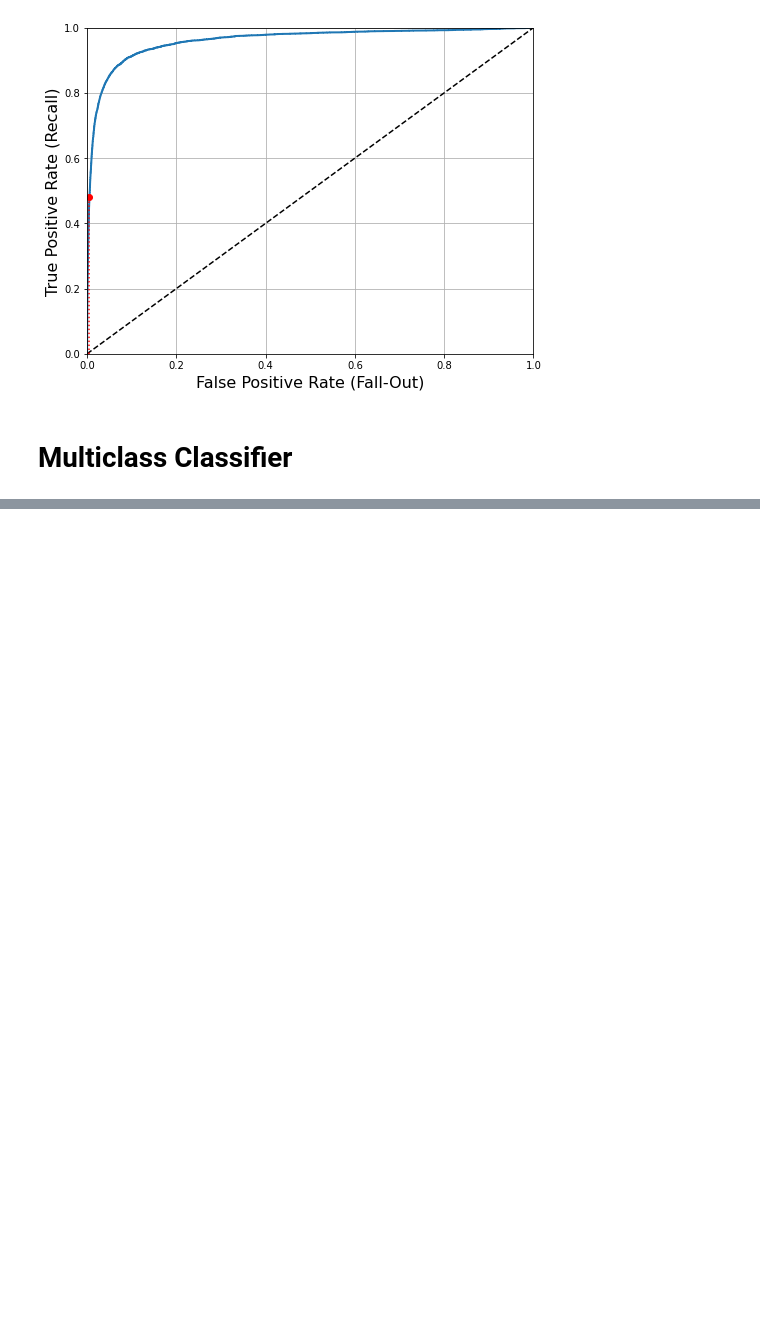
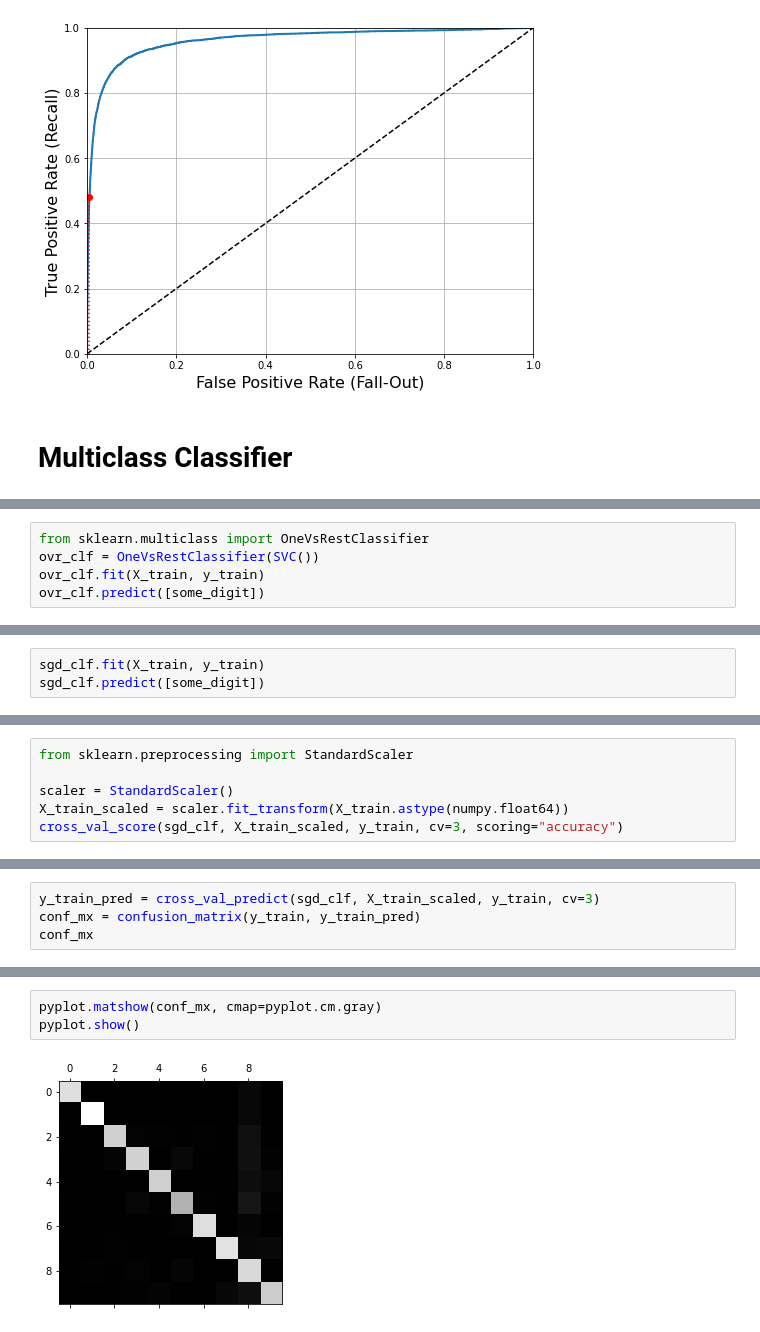
Before and after one commit to EunsangJeon/hands-on-ml, a Jupyter notebook: 03_classification.ipynb, the cells around one changed output, grey strips where cells are left out. Cells and saved outputs as stored; diff of their text form; blank space fills up the shorter version.

```diff
--- a/03_classification.ipynb
+++ b/03_classification.ipynb
@@ -188,0 +212,5 @@ pyplot.show()
+# %%
+from sklearn.multiclass import OneVsRestClassifier
+ovr_clf = OneVsRestClassifier(SVC())
+ovr_clf.fit(X_train, y_train)
+ovr_clf.predict([some_digit])
@@ -188,0 +225,3 @@ pyplot.show()
+# %%
+sgd_clf.fit(X_train, y_train)
+sgd_clf.predict([some_digit])
@@ -188,0 +241,6 @@ pyplot.show()
+# %%
+from sklearn.preprocessing import StandardScaler
+
+scaler = StandardScaler()
+X_train_scaled = scaler.fit_transform(X_train.astype(numpy.float64))
+cross_val_score(sgd_clf, X_train_scaled, y_train, cv=3, scoring="accuracy")
@@ -188,0 +251,4 @@ pyplot.show()
+# %%
+y_train_pred = cross_val_predict(sgd_clf, X_train_scaled, y_train, cv=3)
+conf_mx = confusion_matrix(y_train, y_train_pred)
+conf_mx
@@ -188,0 +267,5 @@ pyplot.show()
+# %%
+pyplot.matshow(conf_mx, cmap=pyplot.cm.gray)
+pyplot.show()
+# %% [output]
+[figure, added]
```
Also changed, not shown: parts of 19 cells of this notebook.
